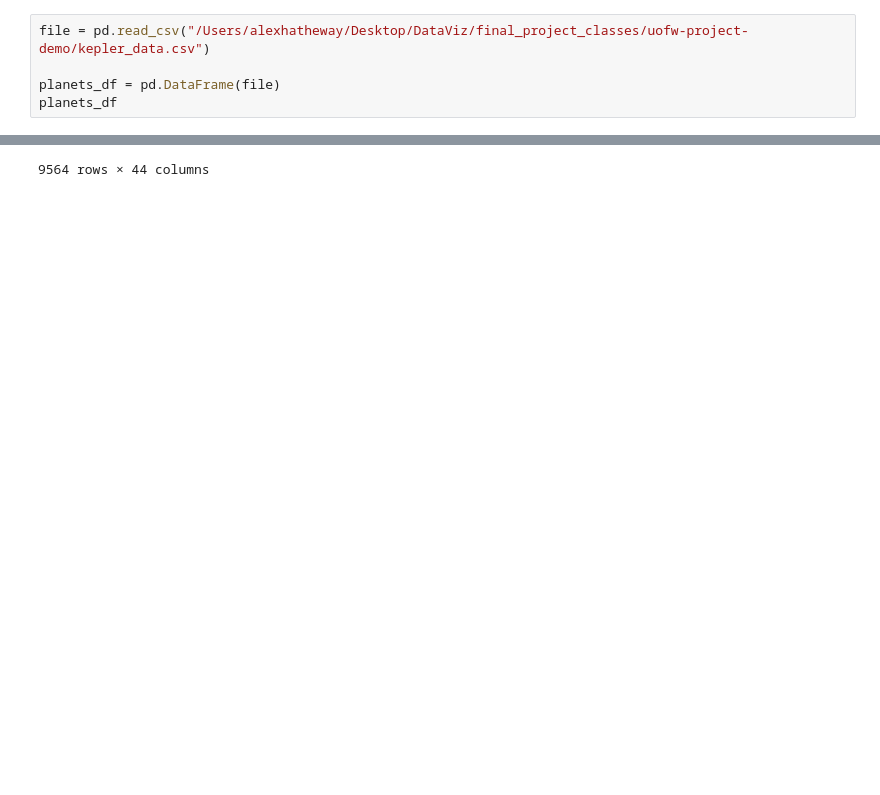
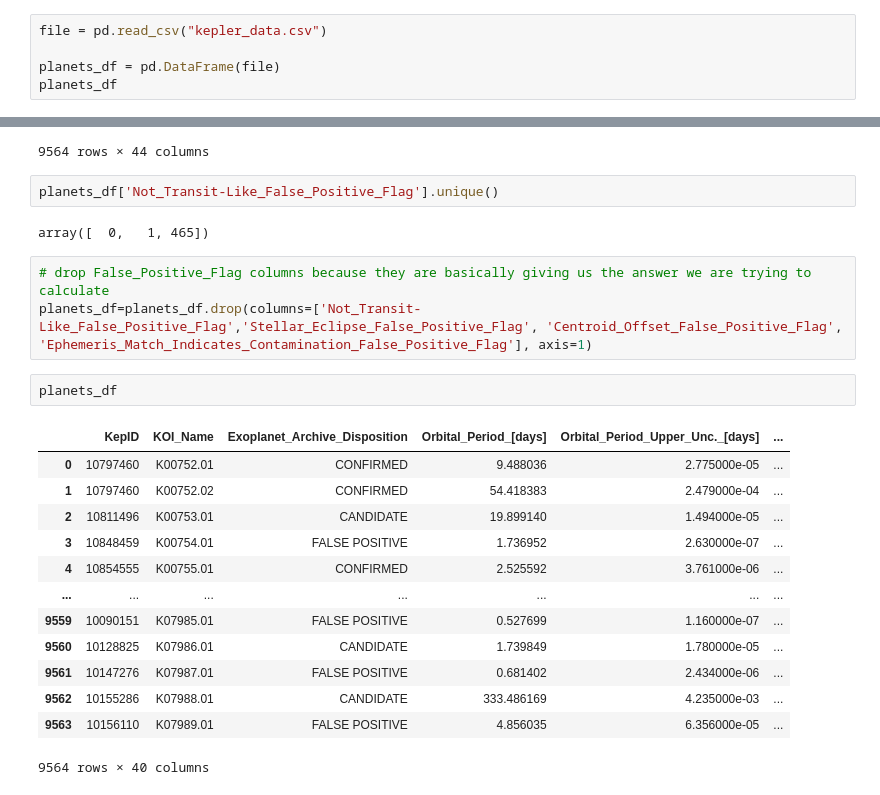
Before and after one commit to LiShanDa2021/exoplanet_detector, a Jupyter notebook: planets_data_exploration.ipynb, the cells around one changed output, grey strips where cells are left out. Cells and saved outputs as stored; diff of their text form; blank space fills up the shorter version.

Commit message:
cleaned planet data, unable to export csv

```diff
--- a/planets_data_exploration.ipynb
+++ b/planets_data_exploration.ipynb
@@ -2,7 +2,7 @@
 import pandas as pd
 import os
 # %%
-file = pd.read_csv("/Users/alexhatheway/Desktop/DataViz/final_project_classes/uofw-project-demo/kepler_data.csv")
+file = pd.read_csv("kepler_data.csv")
 
 planets_df = pd.DataFrame(file)
 planets_df
@@ -186,3 +186,26 @@ planets_df
 | 9562 | 10155286 | K07988.01 | CANDIDATE | 0 | 0 | ... |
 | 9563 | 10156110 | K07989.01 | FALSE POSITIVE | 0 | 0 | ... |
 9564 rows × 44 columns
+# %%
+planets_df['Not_Transit-Like_False_Positive_Flag'].unique()
+# %% [output]
+array([  0,   1, 465])
+# %%
+# drop False_Positive_Flag columns because they are basically giving us the answer we are trying to calculate
+planets_df=planets_df.drop(columns=['Not_Transit-Like_False_Positive_Flag','Stellar_Eclipse_False_Positive_Flag', 'Centroid_Offset_False_Positive_Flag', 'Ephemeris_Match_Indicates_Contamination_False_Positive_Flag'], axis=1)
+# %%
+planets_df
+# %% [output]
+|  | KepID | KOI_Name | Exoplanet_Archive_Disposition | Orbital_Period_[days] | Orbital_Period_Upper_Unc._[days] | ... |
+| 0 | 10797460 | K00752.01 | CONFIRMED | 9.488036 | 2.775000e-05 | ... |
+| 1 | 10797460 | K00752.02 | CONFIRMED | 54.418383 | 2.479000e-04 | ... |
+| 2 | 10811496 | K00753.01 | CANDIDATE | 19.899140 | 1.494000e-05 | ... |
+| 3 | 10848459 | K00754.01 | FALSE POSITIVE | 1.736952 | 2.630000e-07 | ... |
+| 4 | 10854555 | K00755.01 | CONFIRMED | 2.525592 | 3.761000e-06 | ... |
+| ... | ... | ... | ... | ... | ... | ... |
+| 9559 | 10090151 | K07985.01 | FALSE POSITIVE | 0.527699 | 1.160000e-07 | ... |
+| 9560 | 10128825 | K07986.01 | CANDIDATE | 1.739849 | 1.780000e-05 | ... |
+| 9561 | 10147276 | K07987.01 | FALSE POSITIVE | 0.681402 | 2.434000e-06 | ... |
+| 9562 | 10155286 | K07988.01 | CANDIDATE | 333.486169 | 4.235000e-03 | ... |
+| 9563 | 10156110 | K07989.01 | FALSE POSITIVE | 4.856035 | 6.356000e-05 | ... |
+9564 rows × 40 columns
```
Also changed, not shown: parts of 10 cells of this notebook.
